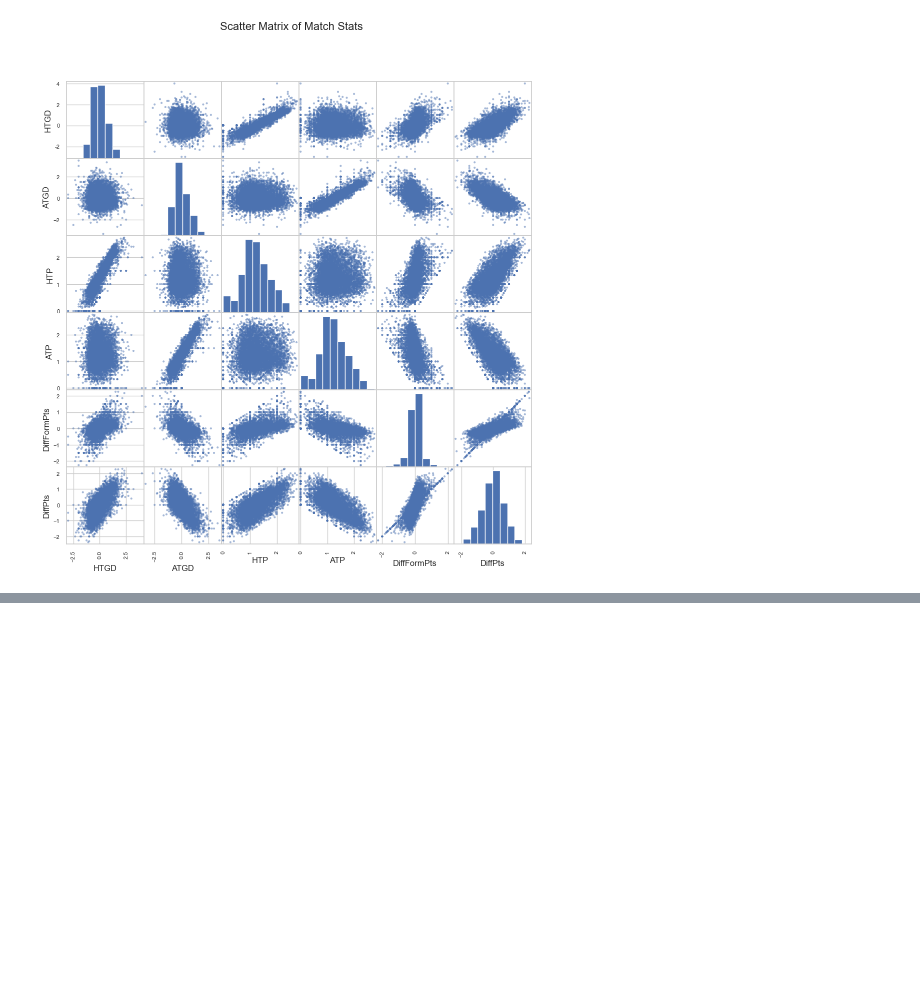
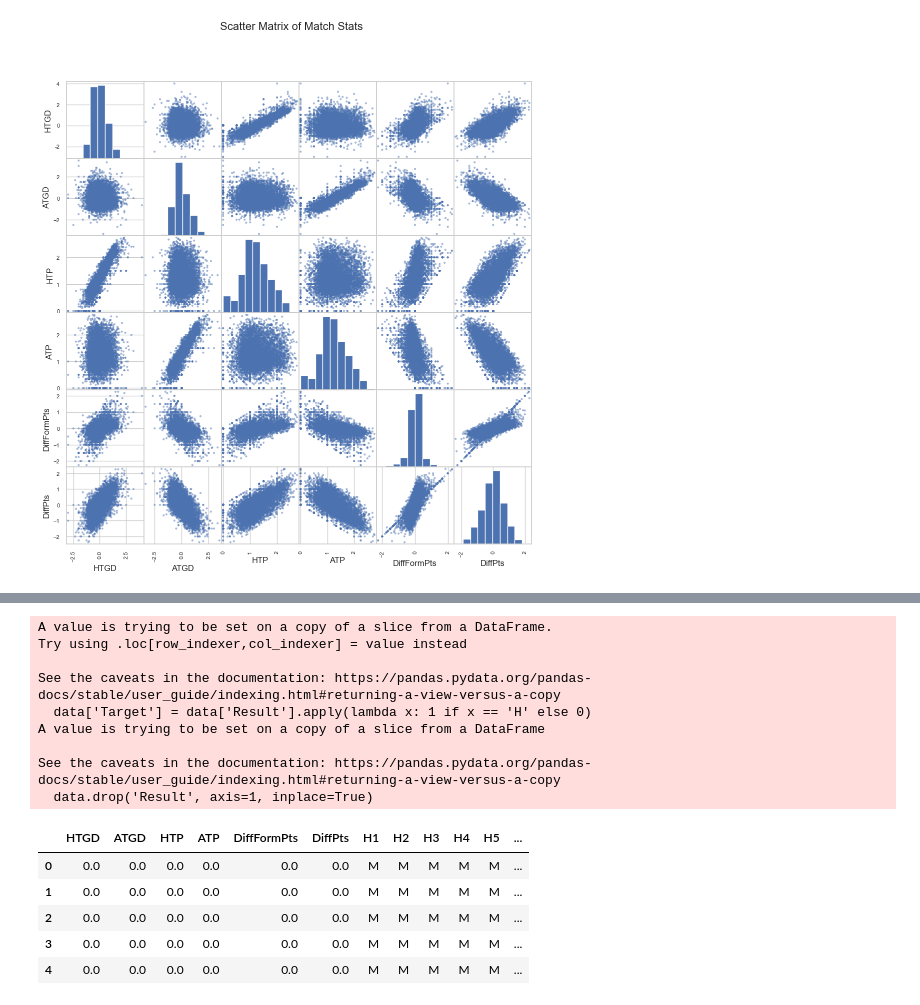
Before and after one commit to sahildayal/PremierLeagueMLProject, a Jupyter notebook: main.ipynb, the cells around one changed output, grey strips where cells are left out. Drawn from its saved outputs; the diff is of its cells as text; code cells hidden in the pictures; blank space fills up the shorter version.

```diff
--- a/main.ipynb
+++ b/main.ipynb
@@ -80,0 +106,24 @@ plt.show()
+# %%
+# did the home team win?: Home win = 1, anything else = 0
+data['Target'] = data['Result'].apply(lambda x: 1 if x == 'H' else 0)
+
+#drop original result column
+data.drop('Result', axis=1, inplace=True)
+
+data.head()
+# %% [output]
+A value is trying to be set on a copy of a slice from a DataFrame.
+Try using .loc[row_indexer,col_indexer] = value instead
+
+See the caveats in the documentation: https://pandas.pydata.org/pandas-docs/stable/user_guide/indexing.html#returning-a-view-versus-a-copy
+  data['Target'] = data['Result'].apply(lambda x: 1 if x == 'H' else 0)
+A value is trying to be set on a copy of a slice from a DataFrame
+
+See the caveats in the documentation: https://pandas.pydata.org/pandas-docs/stable/user_guide/indexing.html#returning-a-view-versus-a-copy
+  data.drop('Result', axis=1, inplace=True)
+|  | HTGD | ATGD | HTP | ATP | DiffFormPts | DiffPts | H1 | H2 | H3 | H4 | H5 | ... |
+| 0 | 0.0 | 0.0 | 0.0 | 0.0 | 0.0 | 0.0 | M | M | M | M | M | ... |
+| 1 | 0.0 | 0.0 | 0.0 | 0.0 | 0.0 | 0.0 | M | M | M | M | M | ... |
+| 2 | 0.0 | 0.0 | 0.0 | 0.0 | 0.0 | 0.0 | M | M | M | M | M | ... |
+| 3 | 0.0 | 0.0 | 0.0 | 0.0 | 0.0 | 0.0 | M | M | M | M | M | ... |
+| 4 | 0.0 | 0.0 | 0.0 | 0.0 | 0.0 | 0.0 | M | M | M | M | M | ... |
```
Also changed, not shown: parts of 4 cells of this notebook.
